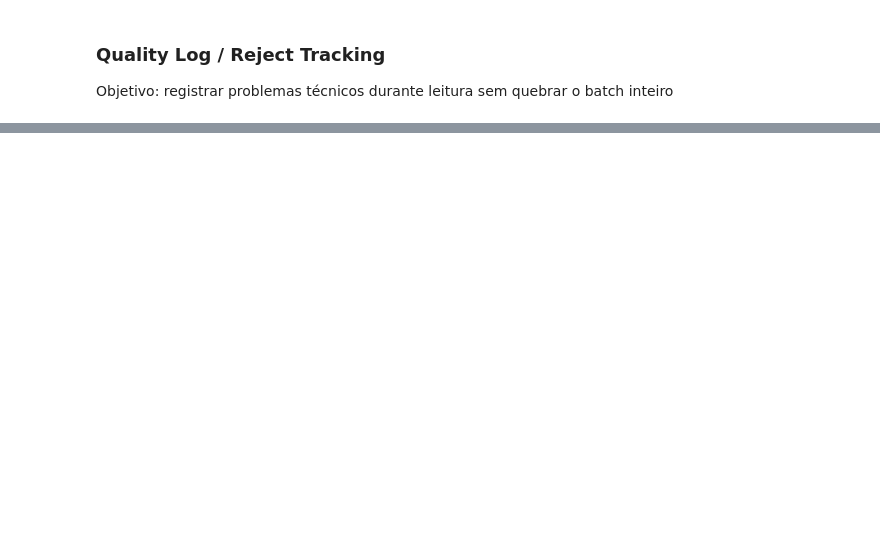
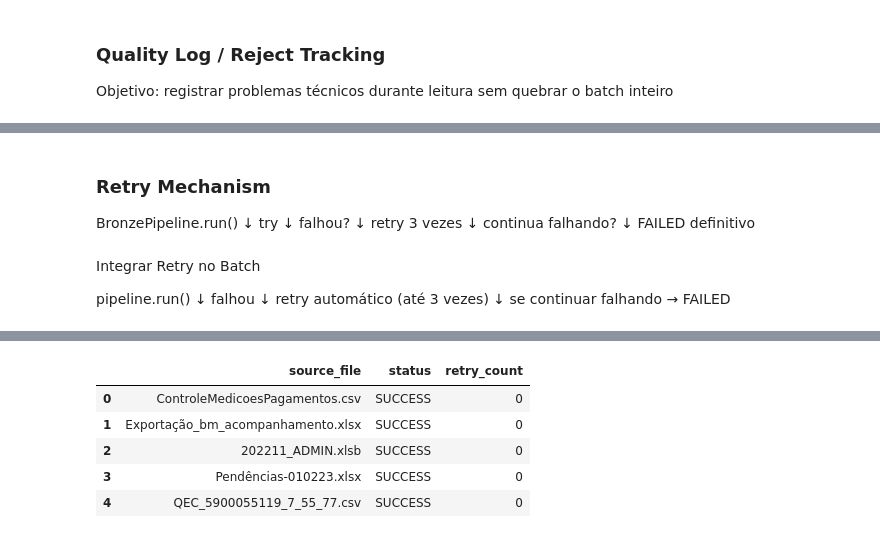
Before and after one commit to Magno-Rodrigues/contract-governance-lakehouse, a Jupyter notebook: notebooks/02_bronze.ipynb, the cells around one changed output, grey strips where cells are left out. Cells and saved outputs as stored; diff of their text form; code cells hidden in the pictures; blank space fills up the shorter version.

Commit message:
feat: add retry support to bronze batch

```diff
--- a/notebooks/02_bronze.ipynb
+++ b/notebooks/02_bronze.ipynb
@@ -133,0 +233,24 @@ quality_log_df.tail(10)
+# %% [markdown]
+### Retry Mechanism
+
+BronzePipeline.run()
+↓
+try
+↓
+falhou?
+↓
+retry 3 vezes
+↓
+continua falhando?
+↓
+FAILED definitivo
+# %% [markdown]
+Integrar Retry no Batch
+
+pipeline.run()
+↓
+falhou
+↓
+retry automático (até 3 vezes)
+↓
+se continuar falhando → FAILED
@@ -133,0 +266,7 @@ quality_log_df.tail(10)
+# %%
+bronze_batch_df = run_bronze_batch(force_reprocess=True)
+
+bronze_batch_df["status"].value_counts()
+
+bronze_batch_df[["source_file", "status", "retry_count"]].head()
+# %% [output]
@@ -133,0 +284,6 @@ quality_log_df.tail(10)
+|  | source_file | status | retry_count |
+| 0 | ControleMedicoesPagamentos.csv | SUCCESS | 0 |
+| 1 | Exportação_bm_acompanhamento.xlsx | SUCCESS | 0 |
+| 2 | 202211_ADMIN.xlsb | SUCCESS | 0 |
+| 3 | Pendências-010223.xlsx | SUCCESS | 0 |
+| 4 | QEC_5900055119_7_55_77.csv | SUCCESS | 0 |
```
Also changed, not shown: parts of 14 cells of this notebook, 4 other files.
